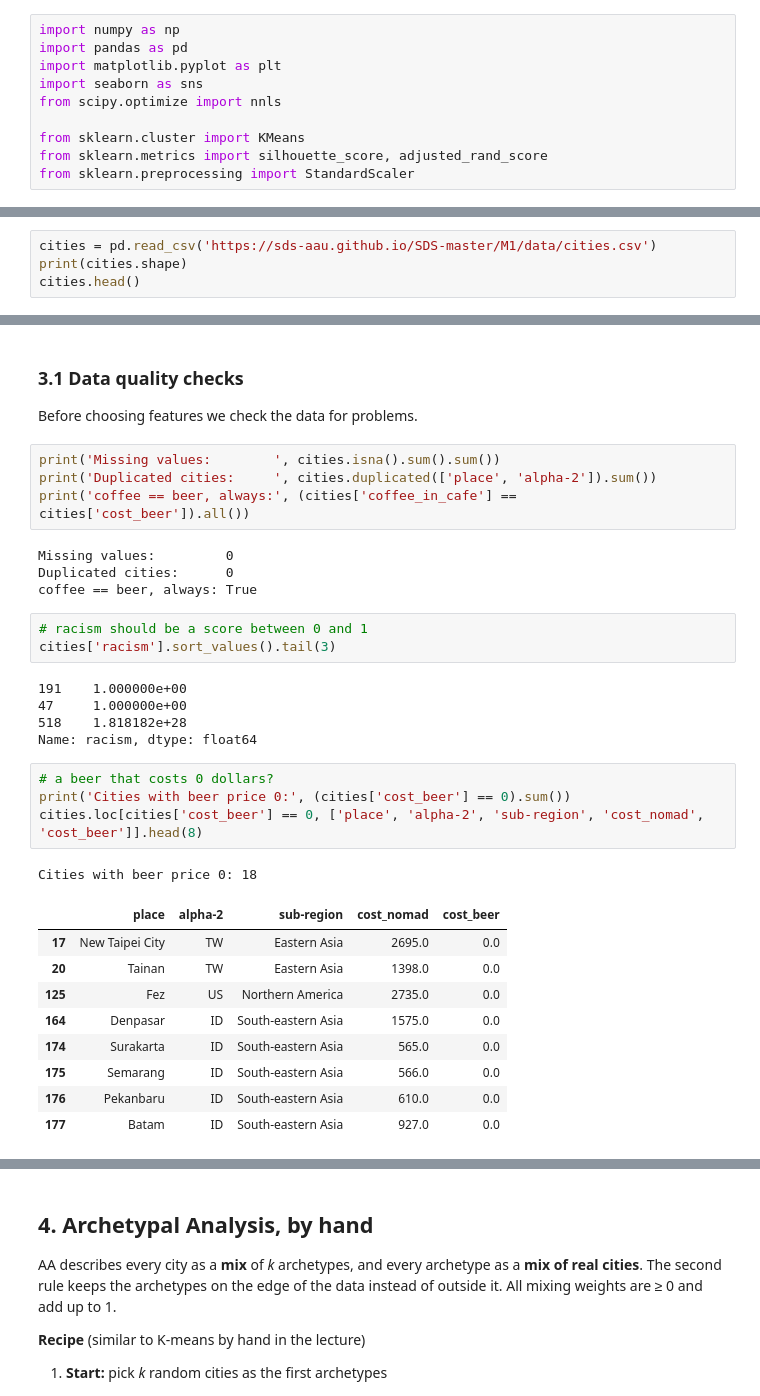
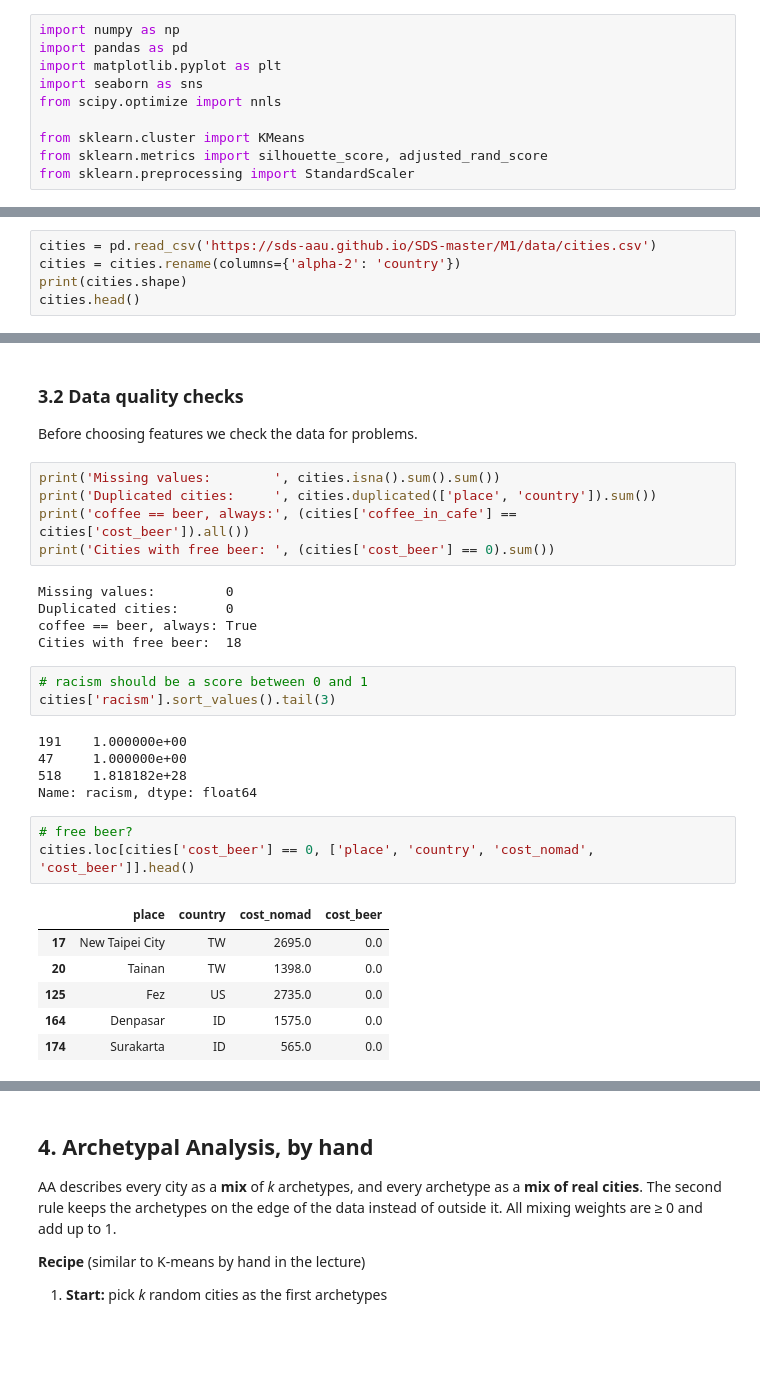
Before and after one commit to MadsPortefoljexx/PythonBuilds, a Jupyter notebook: 101 Data Handling/Weekly Assignment Week 39/part1_city_types.ipynb, the cells around one changed output, grey strips where cells are left out. Saved outputs shown, nothing was run; the diff lists cells and outputs as text; blank space fills up the shorter version.

```diff
--- a/101 Data Handling/Weekly Assignment Week 39/part1_city_types.ipynb
+++ b/101 Data Handling/Weekly Assignment Week 39/part1_city_types.ipynb
@@ -52,5 +54,6 @@ from sklearn.preprocessing import StandardScaler
 # %%
 cities = pd.read_csv('https://sds-aau.github.io/SDS-master/M1/data/cities.csv')
+cities = cities.rename(columns={'alpha-2': 'country'})
 print(cities.shape)
 cities.head()
 # %% [output]
@@ -63,16 +66,18 @@ cities.head()
 | 4 | Ko Samui | TH | Asia | South-eastern Asia | 1352.0 | 169.56 | 1347.0 | 1.41 | ... |
 5 rows × 25 columns
 # %% [markdown]
-### 3.1 Data quality checks
+### 3.2 Data quality checks
 Before choosing features we check the data for problems.
 # %%
 print('Missing values:        ', cities.isna().sum().sum())
-print('Duplicated cities:     ', cities.duplicated(['place', 'alpha-2']).sum())
+print('Duplicated cities:     ', cities.duplicated(['place', 'country']).sum())
 print('coffee == beer, always:', (cities['coffee_in_cafe'] == cities['cost_beer']).all())
+print('Cities with free beer: ', (cities['cost_beer'] == 0).sum())
 # %% [output]
 Missing values:         0
 Duplicated cities:      0
 coffee == beer, always: True
+Cities with free beer:  18
 # %%
 # racism should be a score between 0 and 1
 cities['racism'].sort_values().tail(3)
@@ -82,19 +87,14 @@ cities['racism'].sort_values().tail(3)
 518    1.818182e+28
 Name: racism, dtype: float64
 # %%
-# a beer that costs 0 dollars?
-print('Cities with beer price 0:', (cities['cost_beer'] == 0).sum())
-cities.loc[cities['cost_beer'] == 0, ['place', 'alpha-2', 'sub-region', 'cost_nomad', 'cost_beer']].head(8)
+# free beer?
+cities.loc[cities['cost_beer'] == 0, ['place', 'country', 'cost_nomad', 'cost_beer']].head()
 # %% [output]
-Cities with beer price 0: 18
-|  | place | alpha-2 | sub-region | cost_nomad | cost_beer |
-| 17 | New Taipei City | TW | Eastern Asia | 2695.0 | 0.0 |
-| 20 | Tainan | TW | Eastern Asia | 1398.0 | 0.0 |
-| 125 | Fez | US | Northern America | 2735.0 | 0.0 |
-| 164 | Denpasar | ID | South-eastern Asia | 1575.0 | 0.0 |
-| 174 | Surakarta | ID | South-eastern Asia | 565.0 | 0.0 |
-| 175 | Semarang | ID | South-eastern Asia | 566.0 | 0.0 |
-| 176 | Pekanbaru | ID | South-eastern Asia | 610.0 | 0.0 |
-| 177 | Batam | ID | South-eastern Asia | 927.0 | 0.0 |
+|  | place | country | cost_nomad | cost_beer |
+| 17 | New Taipei City | TW | 2695.0 | 0.0 |
+| 20 | Tainan | TW | 1398.0 | 0.0 |
+| 125 | Fez | US | 2735.0 | 0.0 |
+| 164 | Denpasar | ID | 1575.0 | 0.0 |
+| 174 | Surakarta | ID | 565.0 | 0.0 |
 # %%
 # are the country codes right?
```
Also changed, not shown: parts of 44 cells of this notebook.
